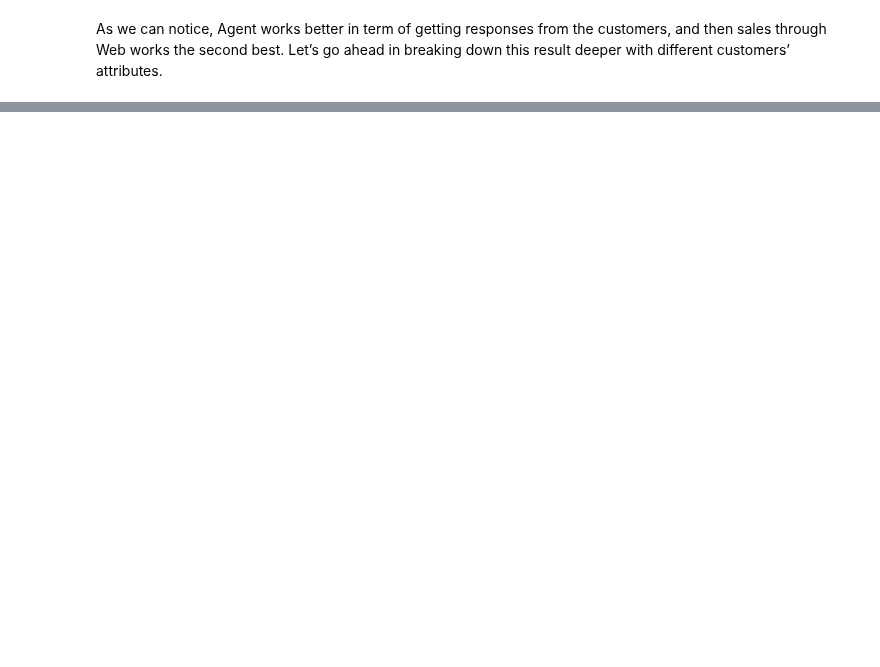
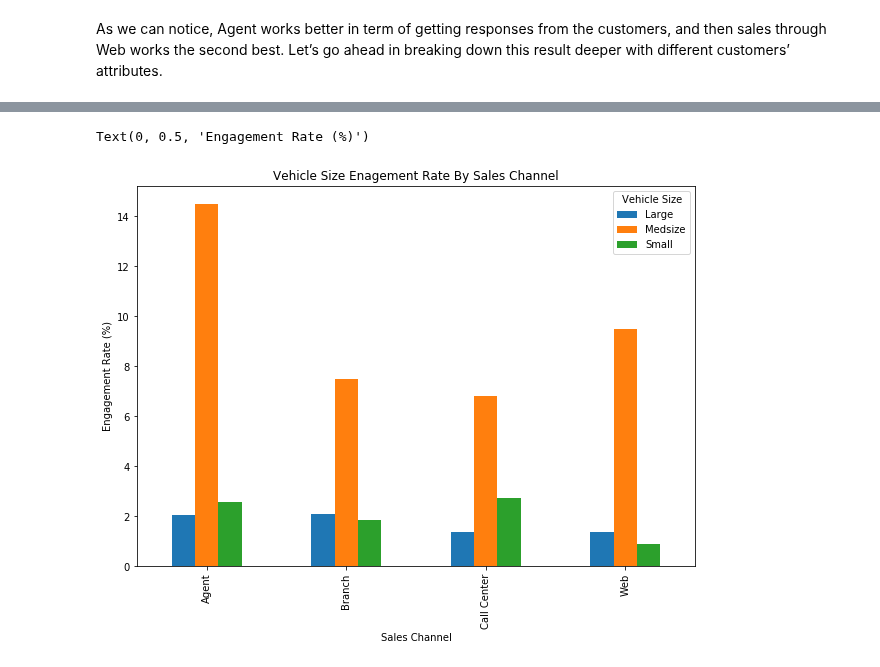
Before and after one commit to MohammadBakir/Customer-Analysis, a Jupyter notebook: CustomerAnalytics_Customer Behavior.ipynb, the cells around one changed output, grey strips where cells are left out. Drawn from its saved outputs; the diff is of its cells as text; code cells hidden in the pictures; blank space fills up the shorter version.

```diff
--- a/CustomerAnalytics_Customer Behavior.ipynb
+++ b/CustomerAnalytics_Customer Behavior.ipynb
@@ -237,0 +238,6 @@ As we can notice, Agent works better in term of getting responses from the custo
+# %%
+by_sales_channel_df = df.loc[df['Response'] == 'Yes' #Only Look At Customers That Responded To Marketing Efforts
+                            ].groupby(['Sales Channel', 'Vehicle Size'
+                                      ]).count()['Customer'] / df.groupby('Sales Channel').count()['Customer']
+
+by_sales_channel_df
@@ -237,0 +259,4 @@ As we can notice, Agent works better in term of getting responses from the custo
+# %%
+#Convert Into More Readible Format
+by_sales_channel_df = by_sales_channel_df.unstack().fillna(0)
+by_sales_channel_df
@@ -237,0 +270,6 @@ As we can notice, Agent works better in term of getting responses from the custo
+# %%
+ax = (by_sales_channel_df*100).plot(kind='bar', title ='Vehicle Size Enagement Rate By Sales Channel', figsize=(10,7))
+ax.set_ylabel('Engagement Rate (%)')
+# %% [output]
+Text(0, 0.5, 'Engagement Rate (%)')
+[figure, added]
```
Also changed, not shown: parts of 4 cells of this notebook.
